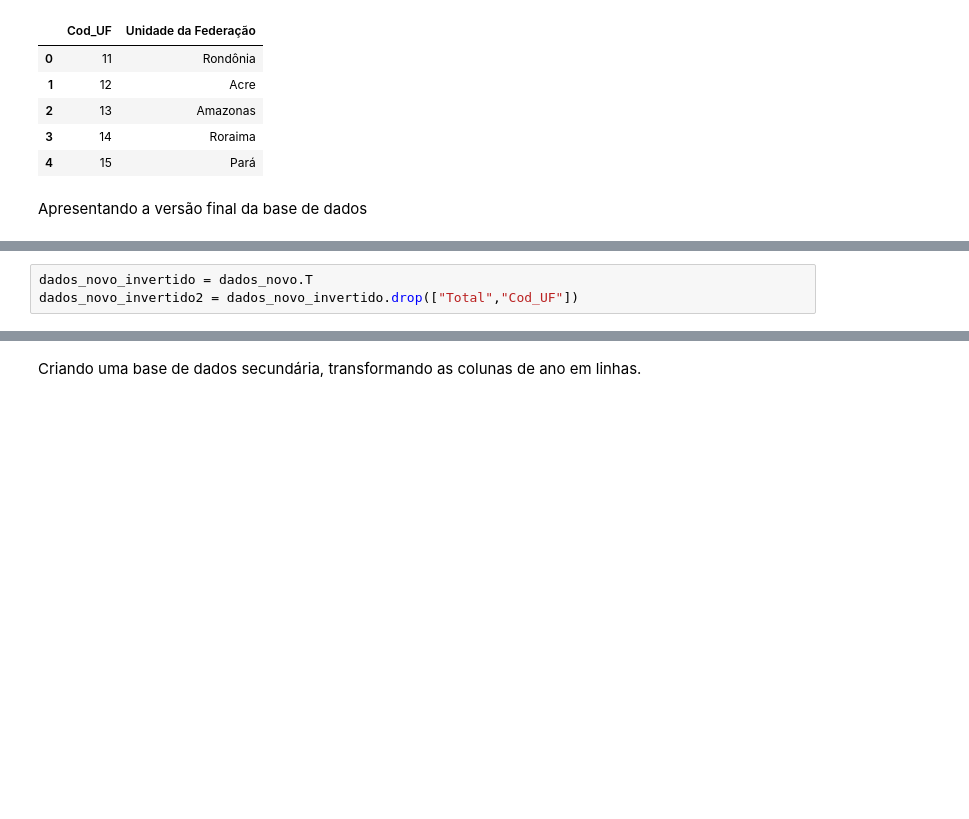
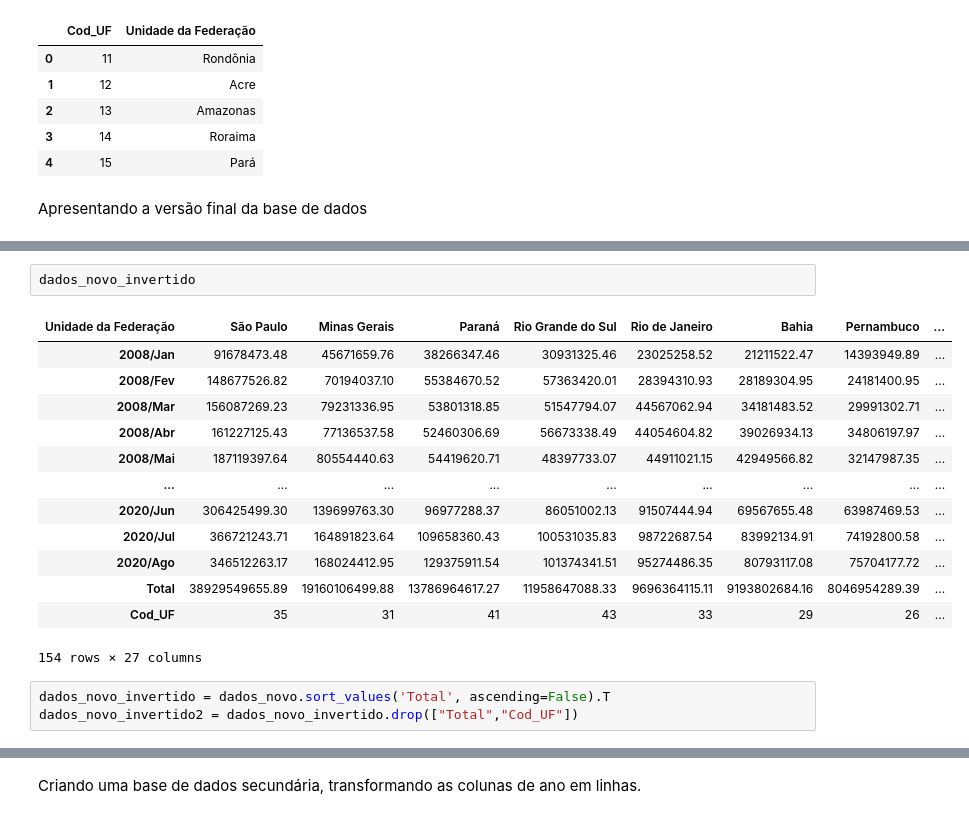
Before and after one commit to andrevcmelo/BootcampAlura2021, a Jupyter notebook: BootcampAlura_Modulo01.ipynb, the cells around one changed output, grey strips where cells are left out. Cells and saved outputs as stored; diff of their text form; blank space fills up the shorter version.

```diff
--- a/BootcampAlura_Modulo01.ipynb
+++ b/BootcampAlura_Modulo01.ipynb
@@ -228,5 +220,21 @@ plt.show()
+# %%
+dados_novo_invertido
+# %% [output]
+| Unidade da Federação | São Paulo | Minas Gerais | Paraná | Rio Grande do Sul | Rio de Janeiro | Bahia | Pernambuco | ... |
+| 2008/Jan | 91678473.48 | 45671659.76 | 38266347.46 | 30931325.46 | 23025258.52 | 21211522.47 | 14393949.89 | ... |
+| 2008/Fev | 148677526.82 | 70194037.10 | 55384670.52 | 57363420.01 | 28394310.93 | 28189304.95 | 24181400.95 | ... |
+| 2008/Mar | 156087269.23 | 79231336.95 | 53801318.85 | 51547794.07 | 44567062.94 | 34181483.52 | 29991302.71 | ... |
+| 2008/Abr | 161227125.43 | 77136537.58 | 52460306.69 | 56673338.49 | 44054604.82 | 39026934.13 | 34806197.97 | ... |
+| 2008/Mai | 187119397.64 | 80554440.63 | 54419620.71 | 48397733.07 | 44911021.15 | 42949566.82 | 32147987.35 | ... |
+| ... | ... | ... | ... | ... | ... | ... | ... | ... |
+| 2020/Jun | 306425499.30 | 139699763.30 | 96977288.37 | 86051002.13 | 91507444.94 | 69567655.48 | 63987469.53 | ... |
+| 2020/Jul | 366721243.71 | 164891823.64 | 109658360.43 | 100531035.83 | 98722687.54 | 83992134.91 | 74192800.58 | ... |
+| 2020/Ago | 346512263.17 | 168024412.95 | 129375911.54 | 101374341.51 | 95274486.35 | 80793117.08 | 75704177.72 | ... |
+| Total | 38929549655.89 | 19160106499.88 | 13786964617.27 | 11958647088.33 | 9696364115.11 | 9193802684.16 | 8046954289.39 | ... |
+| Cod_UF | 35 | 31 | 41 | 43 | 33 | 29 | 26 | ... |
+154 rows × 27 columns
 # %%
-dados_novo_invertido = dados_novo.T
+dados_novo_invertido = dados_novo.sort_values('Total', ascending=False).T
 dados_novo_invertido2 = dados_novo_invertido.drop(["Total","Cod_UF"])
 # %%
 ax = dados_novo_invertido2.plot(figsize=(10,5))
```
Also changed, not shown: parts of 8 cells of this notebook.
